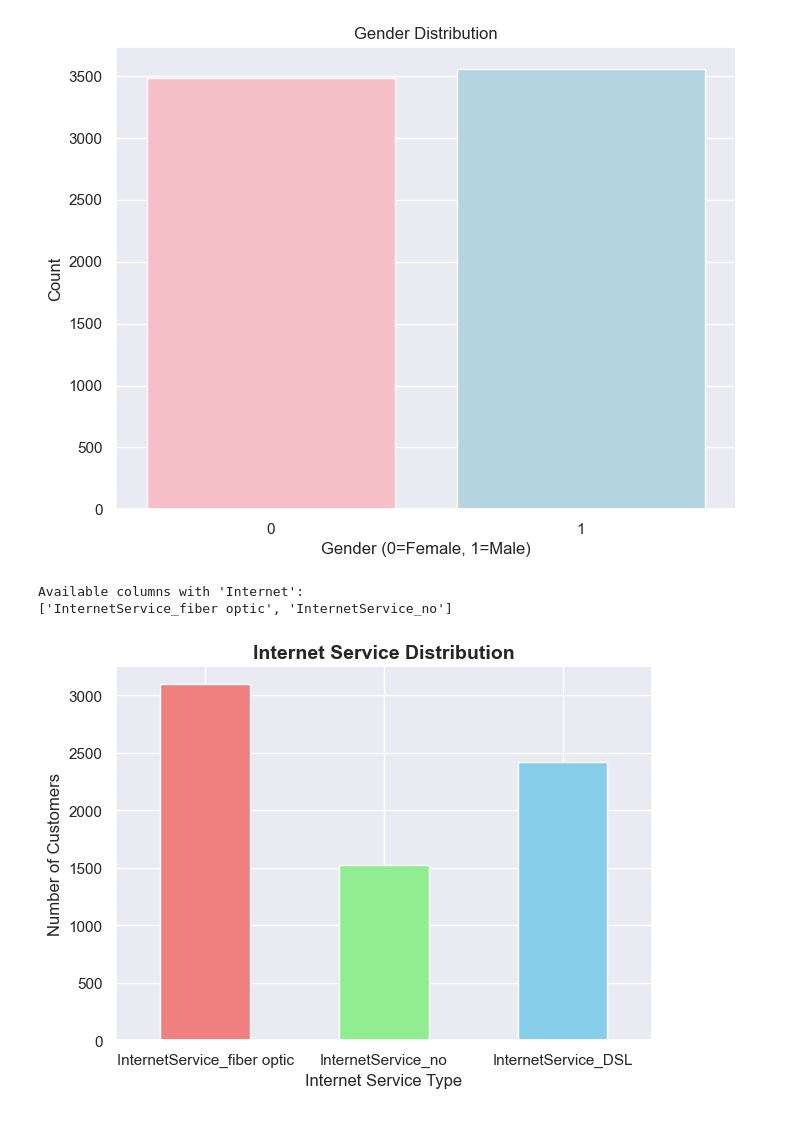
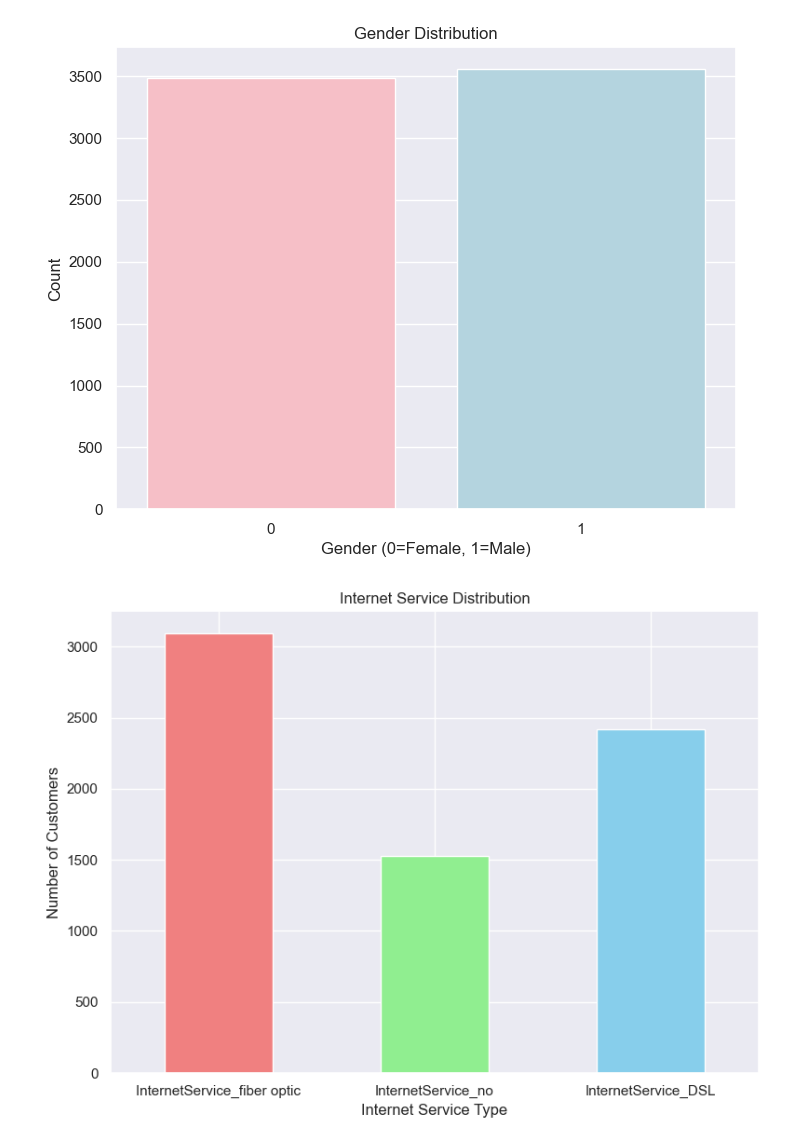
Before and after one commit to IT24101520/2025-Y2-S1-MLB-B6G2-07, a Jupyter notebook: notebooks/IT24101376_Encoding.ipynb, the cells around one changed output. Cells and saved outputs as stored; diff of their text form; code cells hidden in the pictures.

```diff
--- a/notebooks/IT24101376_Encoding.ipynb
+++ b/notebooks/IT24101376_Encoding.ipynb
@@ -128,38 +128,21 @@ Passing `palette` without assigning `hue` is deprecated and will be removed in v
 [figure]
 # %%
 
-print("Available columns with 'Internet':")
-internet_cols_available = [col for col in df.columns if 'Internet' in col]
-print(internet_cols_available)
-
-if not internet_cols_available:
-    print("No InternetService columns found. Skipping visualization.")
-else:
-    internet_cols = internet_cols_available
-    internet_counts = df[internet_cols].sum()
-
-    if len(internet_cols) == 2:
-        dsl_count = len(df) - internet_counts.sum()
-        internet_counts = pd.concat([internet_counts,
-                                   pd.Series({'InternetService_DSL': dsl_count})])
+plt.figure(figsize=(8, 6))
+internet_counts.plot(kind='bar', color=['lightcoral', 'lightgreen', 'skyblue'])
+plt.title('Internet Service Distribution')
+plt.xlabel('Internet Service Type')
+plt.ylabel('Number of Customers')
+plt.xticks(rotation=0)
+plt.tight_layout()
 
 
-    internet_counts.plot(kind='bar', color=['lightcoral', 'lightgreen', 'skyblue'])
-    plt.title('Internet Service Distribution', fontsize=14, fontweight='bold')
-    plt.xlabel('Internet Service Type')
-    plt.ylabel('Number of Customers')
-    plt.xticks(rotation=0)
-    plt.tight_layout()
-
-
-    save_path = '../results/eda_visualizations/IT24101376/totalcharges_distribution3.png'
-    os.makedirs(os.path.dirname(save_path), exist_ok=True)
-    plt.savefig(save_path, dpi=300, bbox_inches='tight')
-    plt.show()
-    plt.close()
+save_path = '../results/eda_visualizations/IT24101376/totalcharges_distribution3.png'
+os.makedirs(os.path.dirname(save_path), exist_ok=True)
+plt.savefig(save_path, dpi=300, bbox_inches='tight')
+plt.show()
+plt.close()
 # %% [output]
-Available columns with 'Internet':
-['InternetService_fiber optic', 'InternetService_no']
-[figure, old version]
+[figure, new version]
 # %%
 df.to_csv("C:/Users/ASUS TUF/PycharmProjects/2025-Y2-S1-MLB-B6G2-07/data/encode_dataset.csv", index=False)
```
